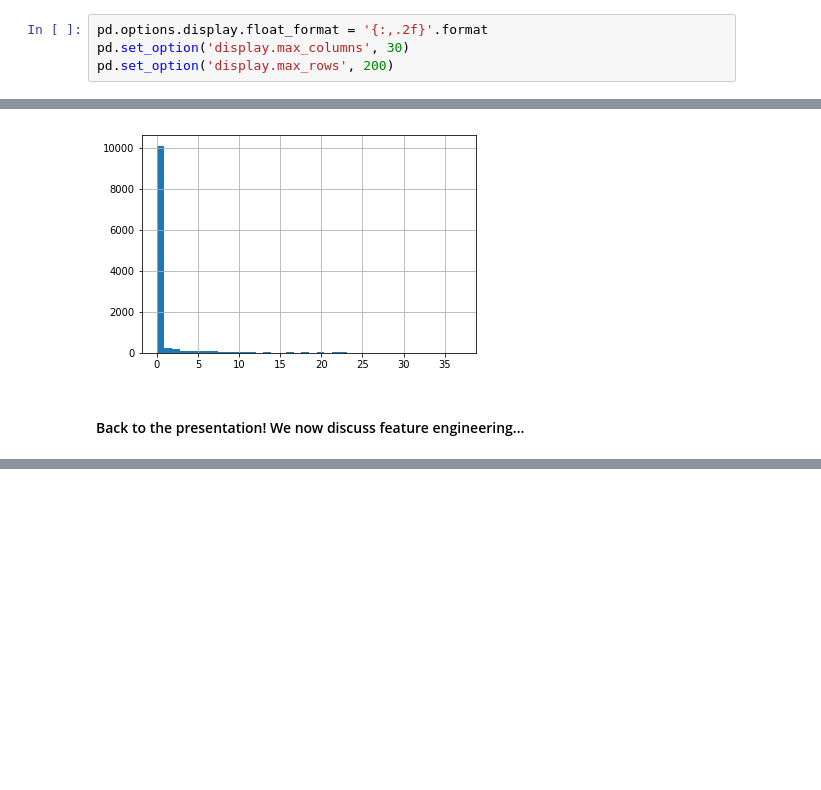
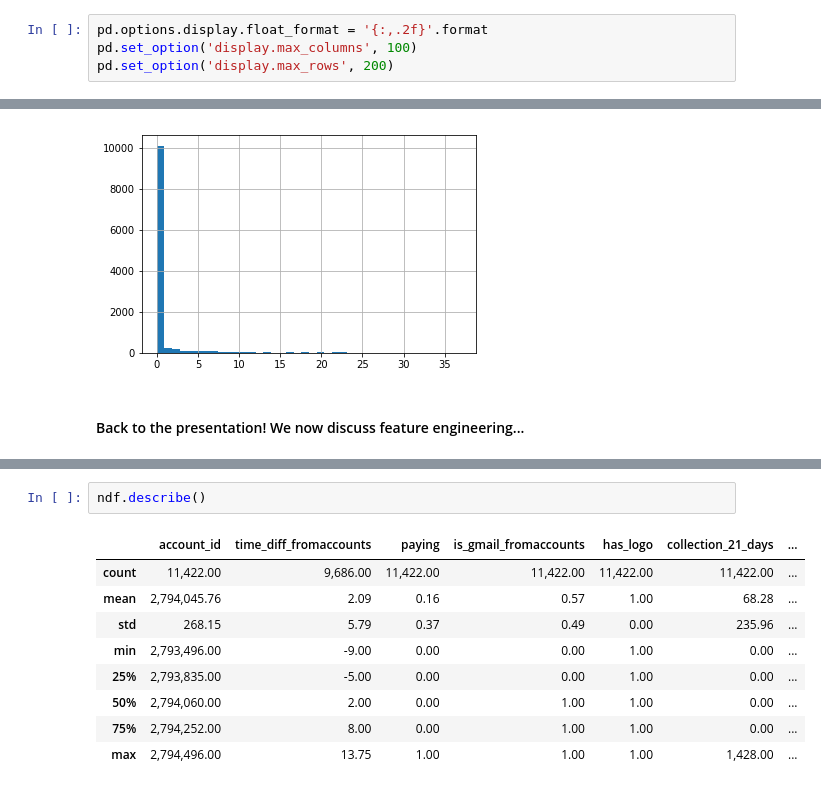
Before and after one commit to DataHackIL/DataLearn-ML-Intro-2019, a Jupyter notebook: part_5.Preprocessing.ipynb, the cells around one changed output, grey strips where cells are left out. Saved outputs shown, nothing was run; the diff lists cells and outputs as text; blank space fills up the shorter version.

```diff
--- a/part_5.Preprocessing.ipynb
+++ b/part_5.Preprocessing.ipynb
@@ -41,7 +41,7 @@ n_rows = len(df)
 n_cols = len(df.columns)
 # %%
 pd.options.display.float_format = '{:,.2f}'.format
-pd.set_option('display.max_columns', 30)
+pd.set_option('display.max_columns', 100)
 pd.set_option('display.max_rows', 200)
 # %%
 joined_data.head(4)
@@ -255,0 +270,12 @@ df.raw_events[df.raw_events<40].hist(bins=40)
+# %%
+ndf.describe()
+# %% [output]
+|  | account_id | time_diff_fromaccounts | paying | is_gmail_fromaccounts | has_logo | collection_21_days | ... |
+| count | 11,422.00 | 9,686.00 | 11,422.00 | 11,422.00 | 11,422.00 | 11,422.00 | ... |
+| mean | 2,794,045.76 | 2.09 | 0.16 | 0.57 | 1.00 | 68.28 | ... |
+| std | 268.15 | 5.79 | 0.37 | 0.49 | 0.00 | 235.96 | ... |
+| min | 2,793,496.00 | -9.00 | 0.00 | 0.00 | 1.00 | 0.00 | ... |
+| 25% | 2,793,835.00 | -5.00 | 0.00 | 0.00 | 1.00 | 0.00 | ... |
+| 50% | 2,794,060.00 | 2.00 | 0.00 | 1.00 | 1.00 | 0.00 | ... |
+| 75% | 2,794,252.00 | 8.00 | 0.00 | 1.00 | 1.00 | 0.00 | ... |
+| max | 2,794,496.00 | 13.75 | 1.00 | 1.00 | 1.00 | 1,428.00 | ... |
```
Also changed, not shown: parts of 11 cells of this notebook.
